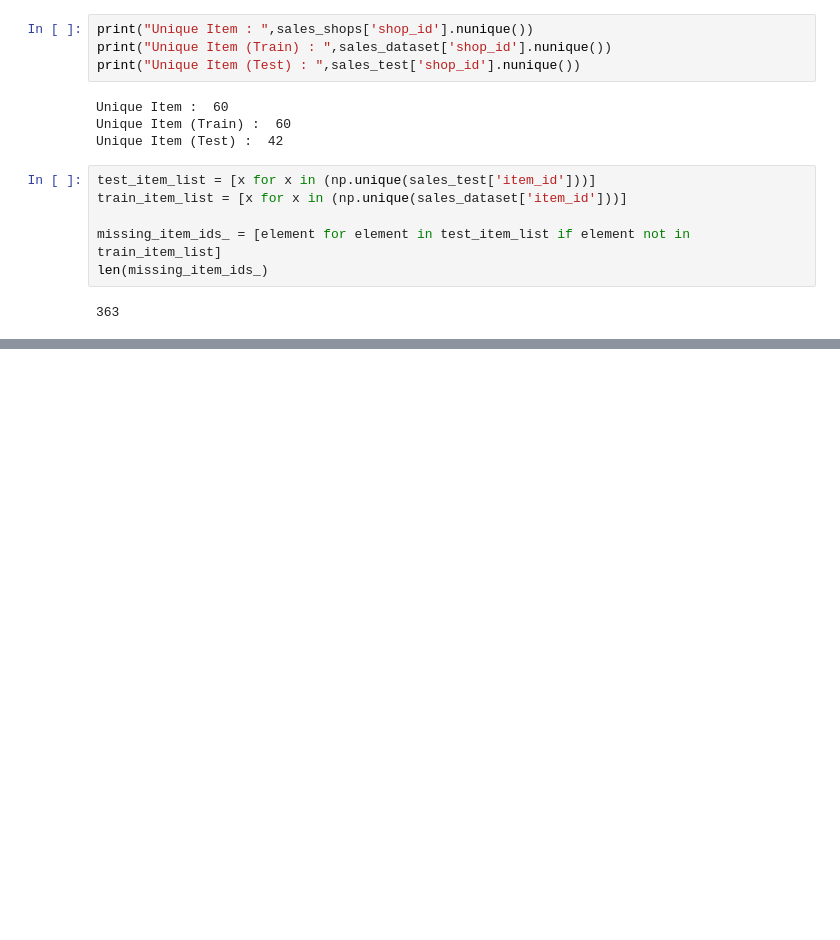
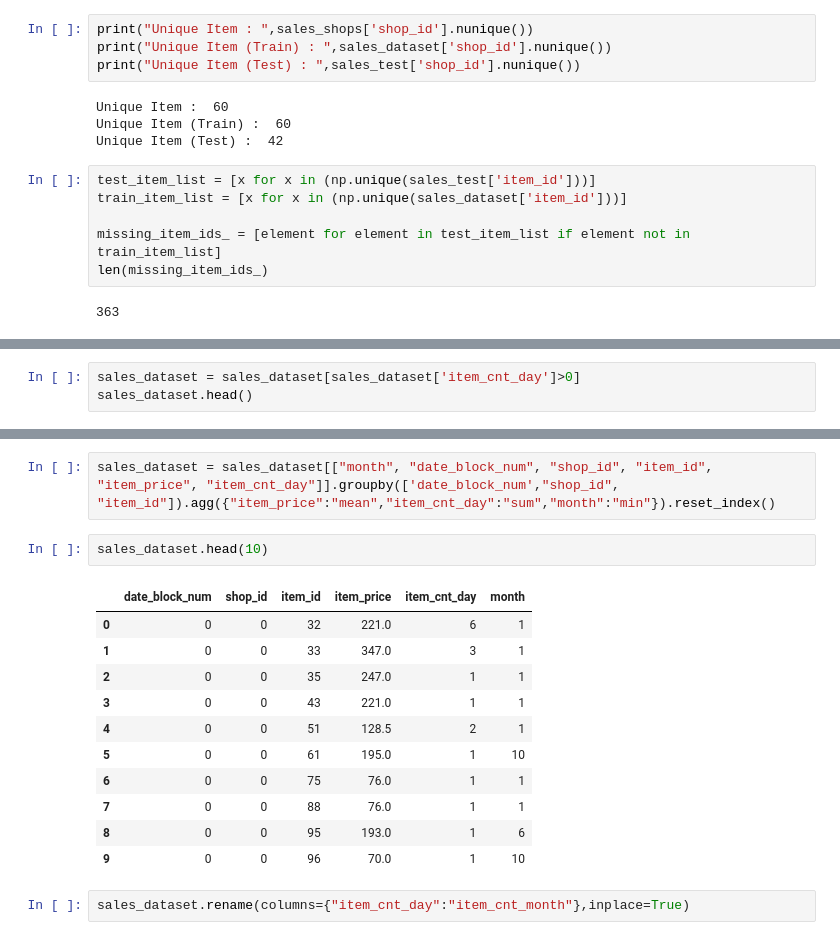
Before and after one commit to khenguyen0809/Predict-Future-Sales, a Jupyter notebook: Code/predict_future_sales_2022.ipynb, the cells around one changed output, grey strips where cells are left out. Drawn from its saved outputs; the diff is of its cells as text; blank space fills up the shorter version.

```diff
--- a/Code/predict_future_sales_2022.ipynb
+++ b/Code/predict_future_sales_2022.ipynb
@@ -332,0 +428,3 @@ len(missing_item_ids_)
+# %%
+sales_dataset = sales_dataset[sales_dataset['item_cnt_day']>0]
+sales_dataset.head()
@@ -332,0 +438,18 @@ len(missing_item_ids_)
+# %%
+sales_dataset = sales_dataset[["month", "date_block_num", "shop_id", "item_id", "item_price", "item_cnt_day"]].groupby(['date_block_num',"shop_id", "item_id"]).agg({"item_price":"mean","item_cnt_day":"sum","month":"min"}).reset_index()
+# %%
+sales_dataset.head(10)
+# %% [output]
+|  | date_block_num | shop_id | item_id | item_price | item_cnt_day | month |
+| 0 | 0 | 0 | 32 | 221.0 | 6 | 1 |
+| 1 | 0 | 0 | 33 | 347.0 | 3 | 1 |
+| 2 | 0 | 0 | 35 | 247.0 | 1 | 1 |
+| 3 | 0 | 0 | 43 | 221.0 | 1 | 1 |
+| 4 | 0 | 0 | 51 | 128.5 | 2 | 1 |
+| 5 | 0 | 0 | 61 | 195.0 | 1 | 10 |
+| 6 | 0 | 0 | 75 | 76.0 | 1 | 1 |
+| 7 | 0 | 0 | 88 | 76.0 | 1 | 1 |
+| 8 | 0 | 0 | 95 | 193.0 | 1 | 6 |
+| 9 | 0 | 0 | 96 | 70.0 | 1 | 10 |
+# %%
+sales_dataset.rename(columns={"item_cnt_day":"item_cnt_month"},inplace=True)
```
Also changed, not shown: parts of 35 cells of this notebook.
